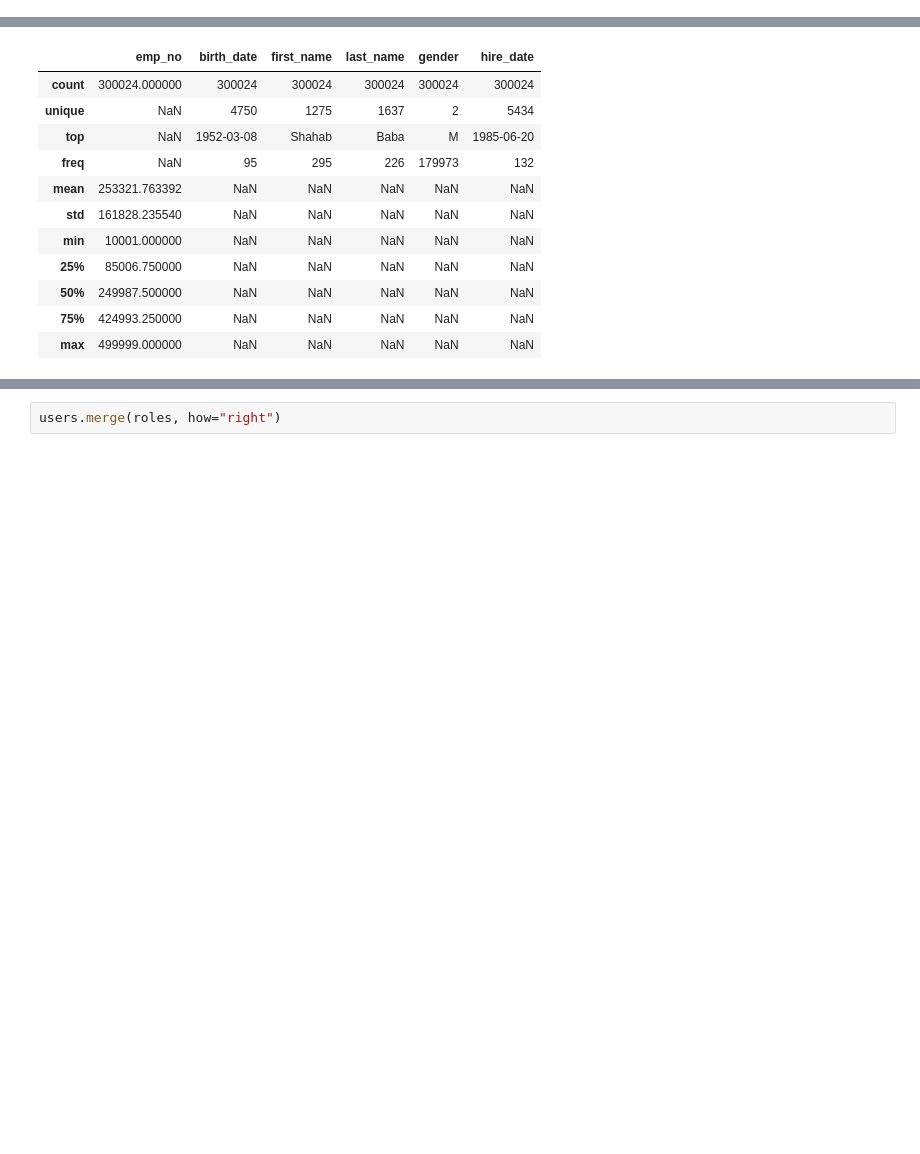
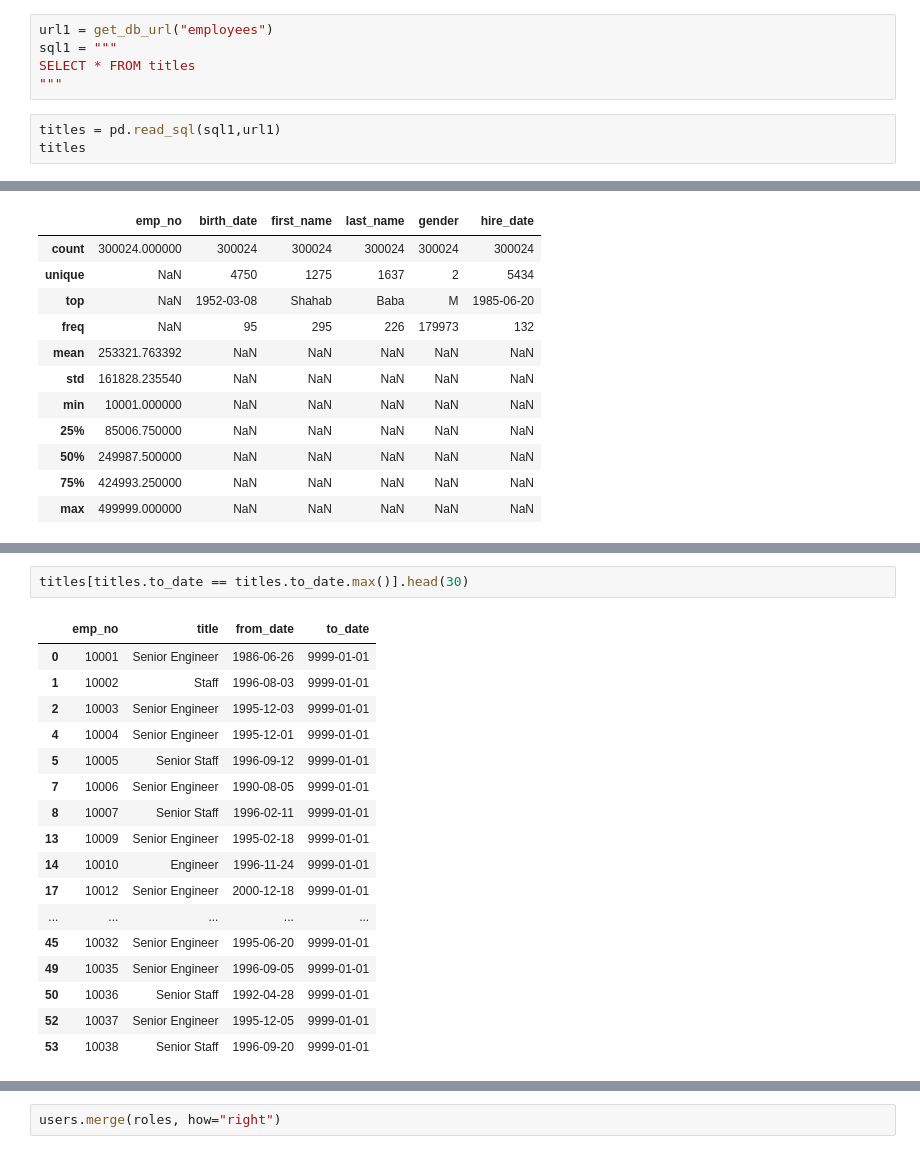
Before and after one commit to VasiliyAMelkozerov/numpy-pandas-visualization-exercises, a Jupyter notebook: advanced_dataframes.ipynb, the cells around one changed output, grey strips where cells are left out. Cells and saved outputs as stored; diff of their text form; blank space fills up the shorter version.

```diff
--- a/advanced_dataframes.ipynb
+++ b/advanced_dataframes.ipynb
@@ -55,3 +53,11 @@ employees
 | 300022 | 499998 | 1956-09-05 | Patricia | Breugel | M | 1993-10-13 |
 | 300023 | 499999 | 1958-05-01 | Sachin | Tsukuda | M | 1997-11-30 |
 300024 rows × 6 columns
+# %%
+url1 = get_db_url("employees")
+sql1 = """
+SELECT * FROM titles
+"""
+# %%
+titles = pd.read_sql(sql1,url1)
+titles
@@ -94,0 +184,20 @@ Length: 300024, dtype: int64
+# %%
+titles[titles.to_date == titles.to_date.max()].head(30)
+# %% [output]
+|  | emp_no | title | from_date | to_date |
+| 0 | 10001 | Senior Engineer | 1986-06-26 | 9999-01-01 |
+| 1 | 10002 | Staff | 1996-08-03 | 9999-01-01 |
+| 2 | 10003 | Senior Engineer | 1995-12-03 | 9999-01-01 |
+| 4 | 10004 | Senior Engineer | 1995-12-01 | 9999-01-01 |
+| 5 | 10005 | Senior Staff | 1996-09-12 | 9999-01-01 |
+| 7 | 10006 | Senior Engineer | 1990-08-05 | 9999-01-01 |
+| 8 | 10007 | Senior Staff | 1996-02-11 | 9999-01-01 |
+| 13 | 10009 | Senior Engineer | 1995-02-18 | 9999-01-01 |
+| 14 | 10010 | Engineer | 1996-11-24 | 9999-01-01 |
+| 17 | 10012 | Senior Engineer | 2000-12-18 | 9999-01-01 |
+| ... | ... | ... | ... | ... |
+| 45 | 10032 | Senior Engineer | 1995-06-20 | 9999-01-01 |
+| 49 | 10035 | Senior Engineer | 1996-09-05 | 9999-01-01 |
+| 50 | 10036 | Senior Staff | 1992-04-28 | 9999-01-01 |
+| 52 | 10037 | Senior Engineer | 1995-12-05 | 9999-01-01 |
+| 53 | 10038 | Senior Staff | 1996-09-20 | 9999-01-01 |
```
Also changed, not shown: parts of 29 cells of this notebook.
